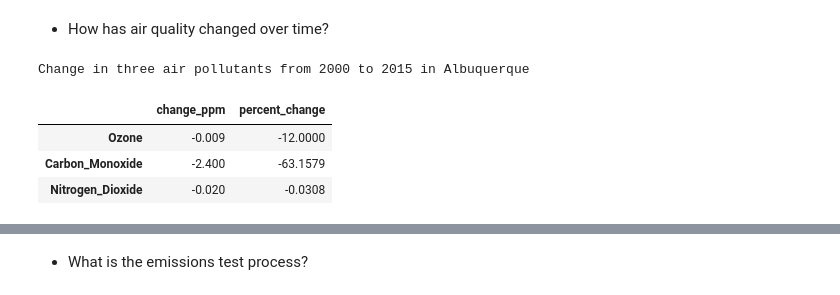
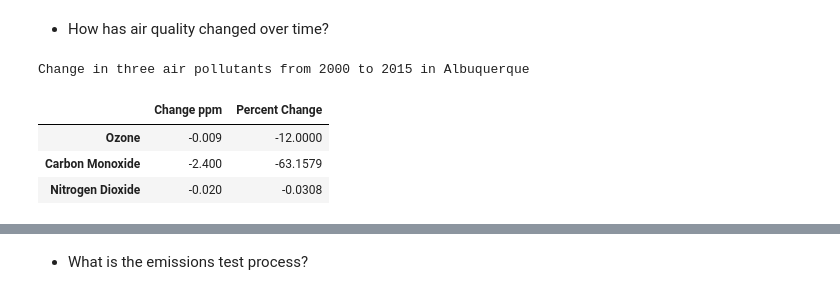
Before and after one commit to hanbo-e/wimlds_emissions, a Jupyter notebook: notebooks/eeva_tech_handover.ipynb, the cells around one changed output, grey strips where cells are left out. Cells and saved outputs as stored; diff of their text form; code cells hidden in the pictures.

```diff
--- a/notebooks/eeva_tech_handover.ipynb
+++ b/notebooks/eeva_tech_handover.ipynb
@@ -33,35 +33,35 @@ Comparison of Bernalillo County's air quality grade (A = no air quality exceeden
 # %%
 #Change in Ozone levels (Parts per million)
 level_ozone_2000 = 0.075
 level_ozone_2015 = 0.066
 change_ozone = round(level_ozone_2015 - level_ozone_2000, 4)
 
 #Change in Carbon Monoxide levels (Parts per million)
 level_CO_2000 = 3.8
 level_CO_2015 = 1.4
 change_CO = round(level_CO_2015 - level_CO_2000, 4)
 
 #Change in Nitrogen Dioxide levels (Parts per billion)
 level_NO_2000 = 65
 level_NO_2015 = 45
 change_NO = level_NO_2015 - level_NO_2000
 #convert to ppm
 change_NO = change_NO/1000
 
 #Percent change Ozone
 percent_ozone = round(change_ozone/level_ozone_2000 * 100, 4)
 percent_CO = round(change_CO/level_CO_2000 * 100, 4)
 precent_NO = round(change_NO/level_NO_2000 * 100, 4)
 
-data = {"change_ppm": [change_ozone, change_CO, change_NO], "percent_change": [percent_ozone, percent_CO, precent_NO]}
-df_change = pd.DataFrame(data = data, index = ["Ozone", "Carbon_Monoxide", "Nitrogen_Dioxide"])
+data = {"Change ppm": [change_ozone, change_CO, change_NO], "Percent Change": [percent_ozone, percent_CO, precent_NO]}
+df_change = pd.DataFrame(data = data, index = ["Ozone", "Carbon Monoxide", "Nitrogen Dioxide"])
 print("Change in three air pollutants from 2000 to 2015 in Albuquerque")
 df_change
 #resources
 # City of Albuquerque, https://www.cabq.gov/airquality/trends
 # %% [output]
 Change in three air pollutants from 2000 to 2015 in Albuquerque
-|  | change_ppm | percent_change |
+|  | Change ppm | Percent Change |
 | Ozone | -0.009 | -12.0000 |
-| Carbon_Monoxide | -2.400 | -63.1579 |
-| Nitrogen_Dioxide | -0.020 | -0.0308 |
+| Carbon Monoxide | -2.400 | -63.1579 |
+| Nitrogen Dioxide | -0.020 | -0.0308 |
```
Also changed, not shown: parts of 13 cells of this notebook.
